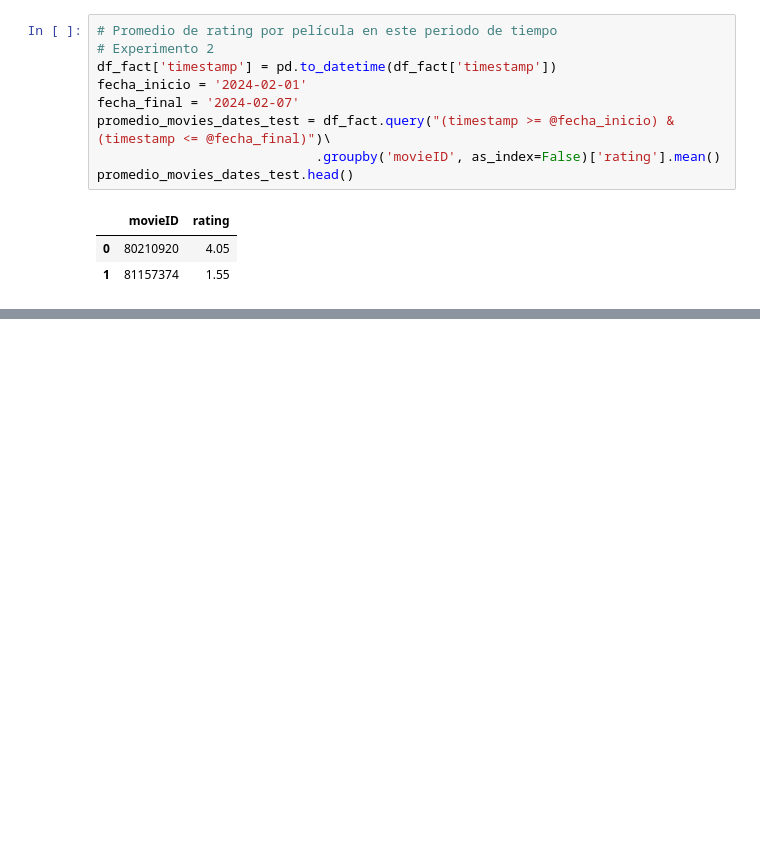
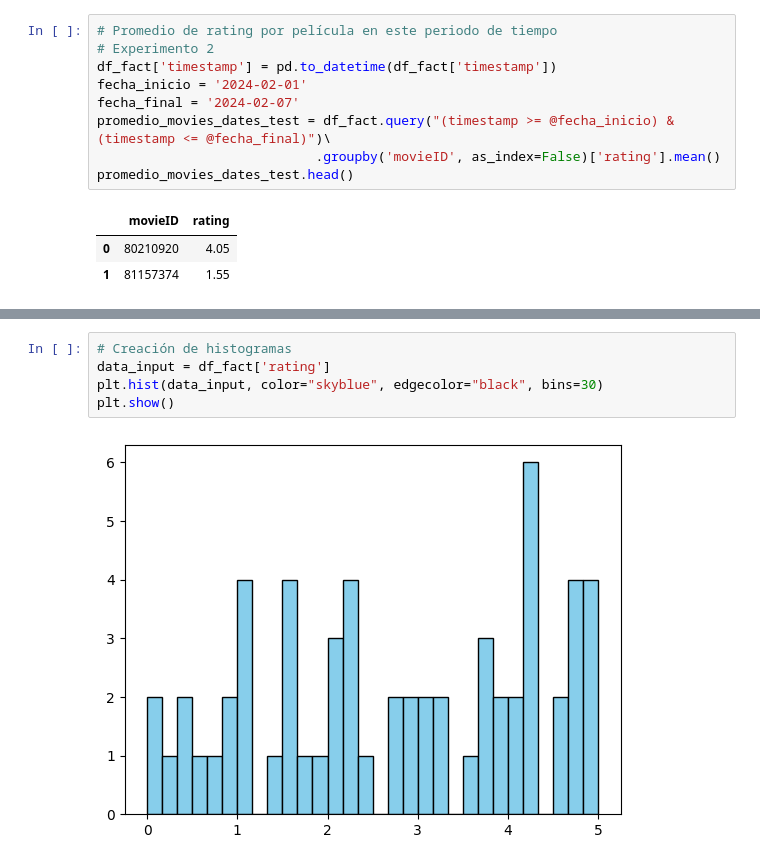
Before and after one commit to SaidGandur01/data-analysis-python, a Jupyter notebook: Sesion4/analisis_de_datos.ipynb, the cells around one changed output, grey strips where cells are left out. Drawn from its saved outputs; the diff is of its cells as text; blank space fills up the shorter version.

```diff
--- a/Sesion4/analisis_de_datos.ipynb
+++ b/Sesion4/analisis_de_datos.ipynb
@@ -163,0 +200,7 @@ promedio_movies_dates_test.head()
+# %%
+# Creación de histogramas
+data_input = df_fact['rating']
+plt.hist(data_input, color="skyblue", edgecolor="black", bins=30)
+plt.show()
+# %% [output]
+[figure, added]
```
Also changed, not shown: parts of 4 cells of this notebook, 1 other file.
